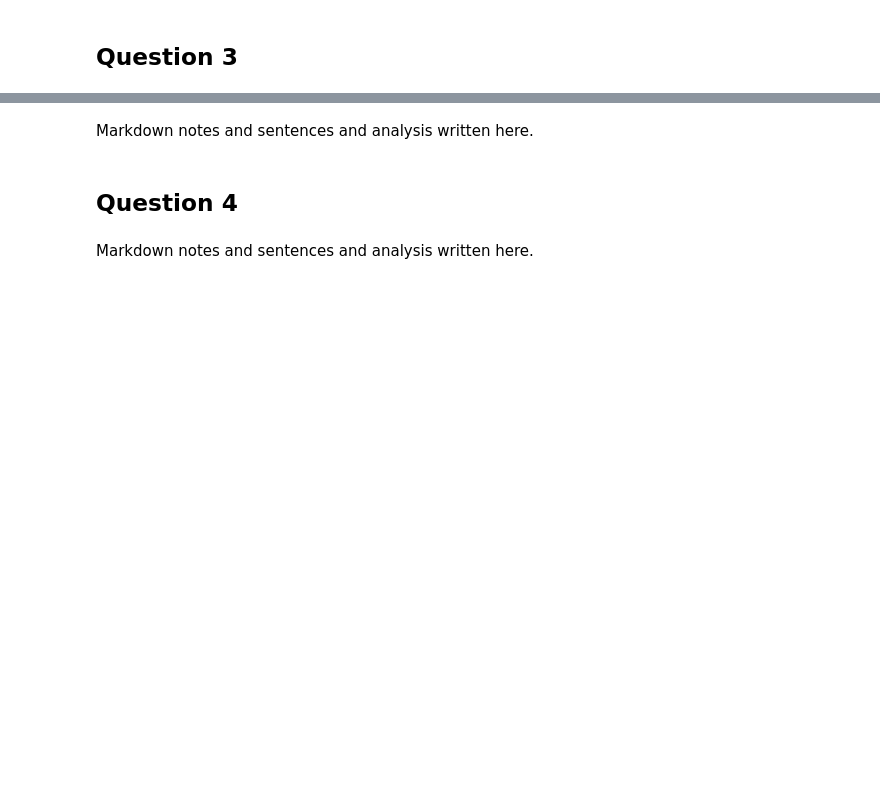
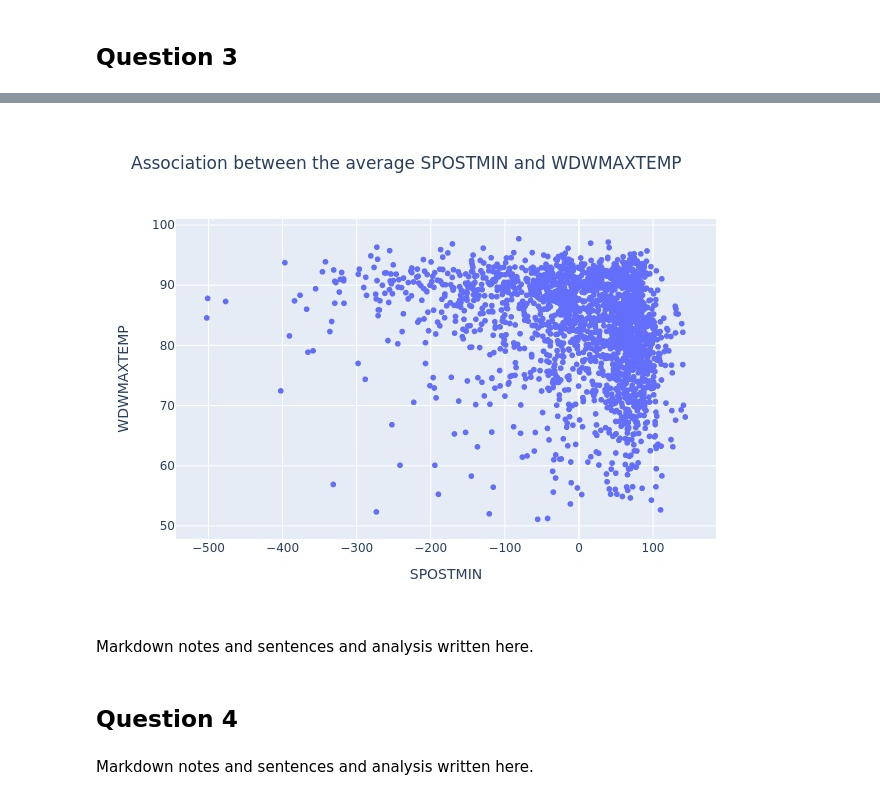
Before and after one commit to dwijenchawra/tdm202, a Jupyter notebook: project8/dwijen-chawra-project8.ipynb, the cells around one changed output, grey strips where cells are left out. Cells and saved outputs as stored; diff of their text form; code cells hidden in the pictures; blank space fills up the shorter version.

```diff
--- a/project8/dwijen-chawra-project8.ipynb
+++ b/project8/dwijen-chawra-project8.ipynb
@@ -96,3 +96,19 @@ rock_n_rollercoaster  2021  48650  rock_n_rollercoaster
+# %%
+pqdata["day"] = pd.to_datetime(pqdata["date"])
+grouped = pqdata.groupby(['ride_name', 'day']).mean()
+grouped.reset_index("ride_name", inplace=True)
+grouped.reset_index("day", inplace=True)
+
+grouped = grouped.query("ride_name == '7_dwarfs_train'")
+
+meta["DATE"] = pd.to_datetime(meta["DATE"])
+grouped = pd.merge(grouped, meta, left_on="day", right_on="DATE")
+
+
+fig = px.scatter(grouped, x="SPOSTMIN", y="WDWMAXTEMP", title="Association between the average SPOSTMIN and WDWMAXTEMP")
+fig.show(renderer="jpg")
+# %% [output]
+[figure, added]
 # %% [markdown]
 Markdown notes and sentences and analysis written here.
 # %% [markdown]
```
Also changed, not shown: parts of 5 cells of this notebook, 4 other files.
